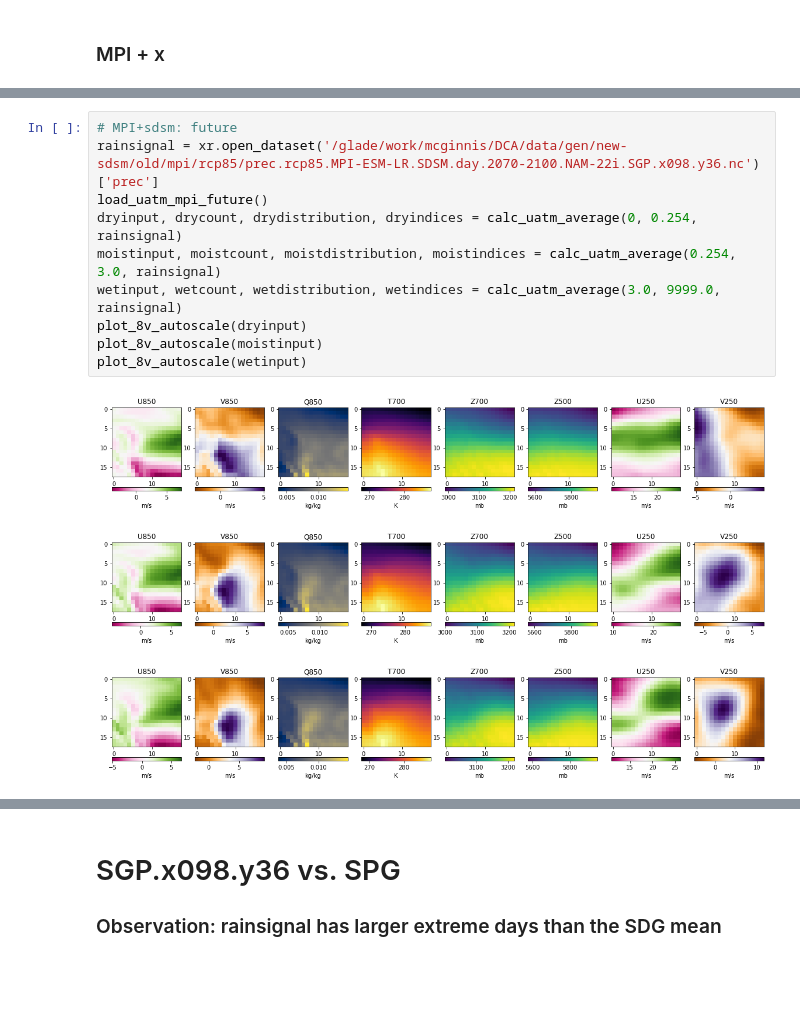
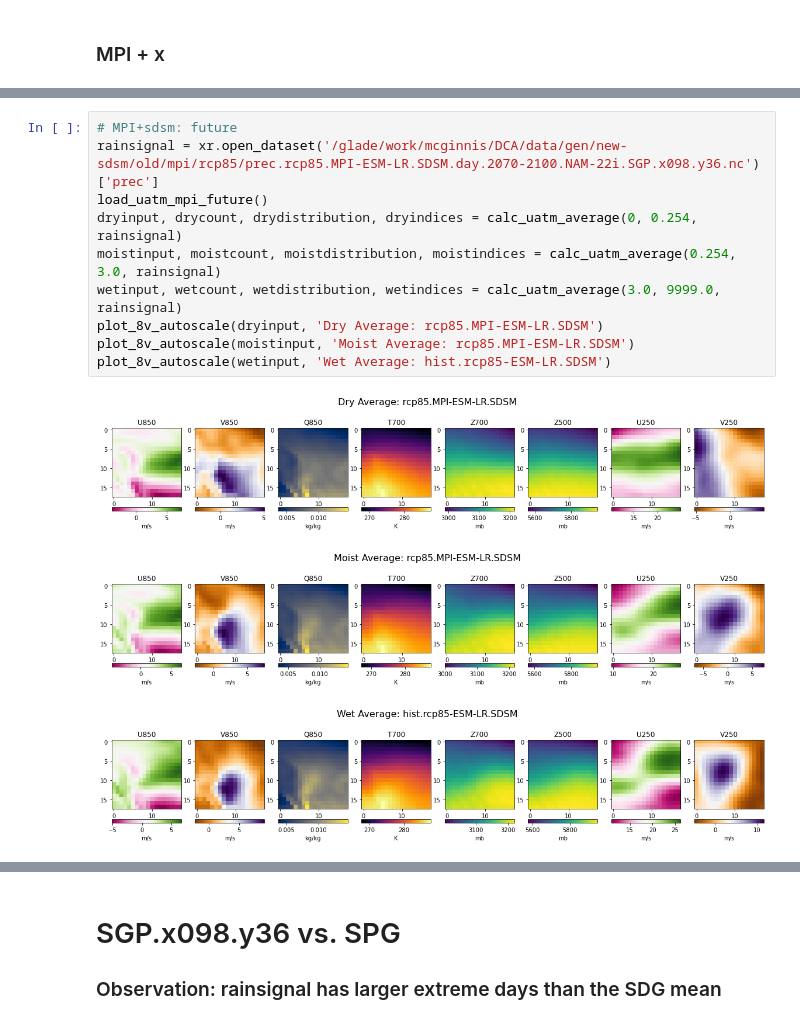
Before and after one commit to NCAR/ml-sm-dk-hf, a Jupyter notebook: notebooks/rain-days-via-xarray.ipynb, the cells around one changed output, grey strips where cells are left out. Drawn from its saved outputs; the diff is of its cells as text; blank space fills up the shorter version.

```diff
--- a/notebooks/rain-days-via-xarray.ipynb
+++ b/notebooks/rain-days-via-xarray.ipynb
@@ -354,17 +357,17 @@ plot_8v_autoscale(wetinput)
 # %%
 # MPI+sdsm: future
 rainsignal = xr.open_dataset('/glade/work/mcginnis/DCA/data/gen/new-sdsm/old/mpi/rcp85/prec.rcp85.MPI-ESM-LR.SDSM.day.2070-2100.NAM-22i.SGP.x098.y36.nc')['prec']
 load_uatm_mpi_future()
 dryinput, drycount, drydistribution, dryindices = calc_uatm_average(0, 0.254, rainsignal)
 moistinput, moistcount, moistdistribution, moistindices = calc_uatm_average(0.254, 3.0, rainsignal)
 wetinput, wetcount, wetdistribution, wetindices = calc_uatm_average(3.0, 9999.0, rainsignal)
-plot_8v_autoscale(dryinput)
-plot_8v_autoscale(moistinput)
-plot_8v_autoscale(wetinput)
+plot_8v_autoscale(dryinput, 'Dry Average: rcp85.MPI-ESM-LR.SDSM')
+plot_8v_autoscale(moistinput, 'Moist Average: rcp85.MPI-ESM-LR.SDSM')
+plot_8v_autoscale(wetinput, 'Wet Average: hist.rcp85-ESM-LR.SDSM')
 # %% [output]
-[figure, old version]
+[figure, new version]
-[figure, old version]
+[figure, new version]
-[figure, old version]
+[figure, new version]
 # %%
 # MPI+cnn: hist
 rainsignal = xr.open_dataset('/glade/work/mcginnis/DCA/data/gen/final/cnn/hist/prec.hist.MPI-ESM-LR.CNN.day.1980-2005.NAM-22i.SGP.x098.y36.nc')['prec']
```
Also changed, not shown: parts of 24 cells of this notebook.
